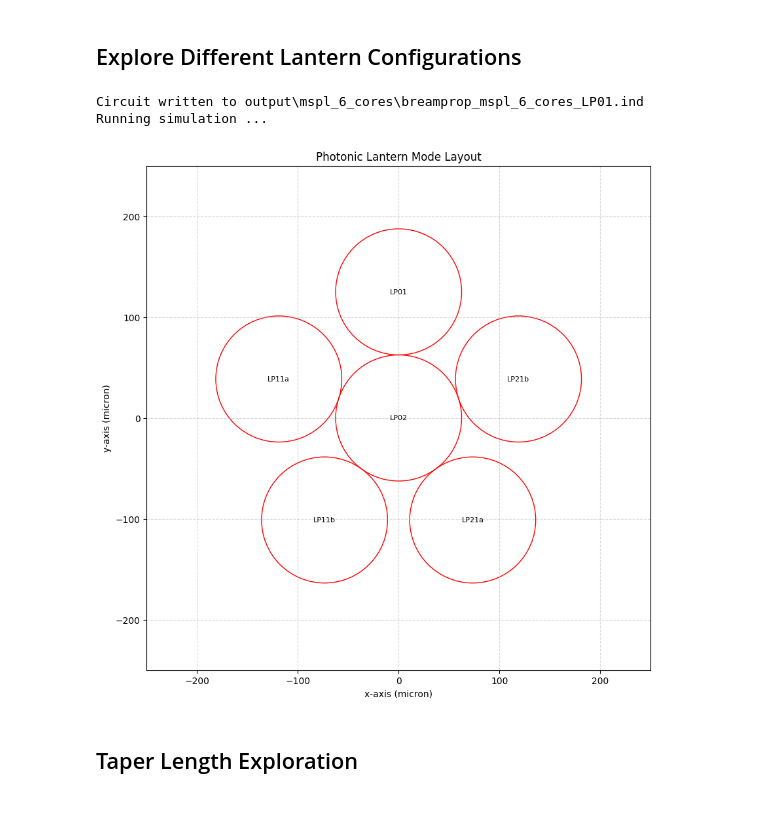
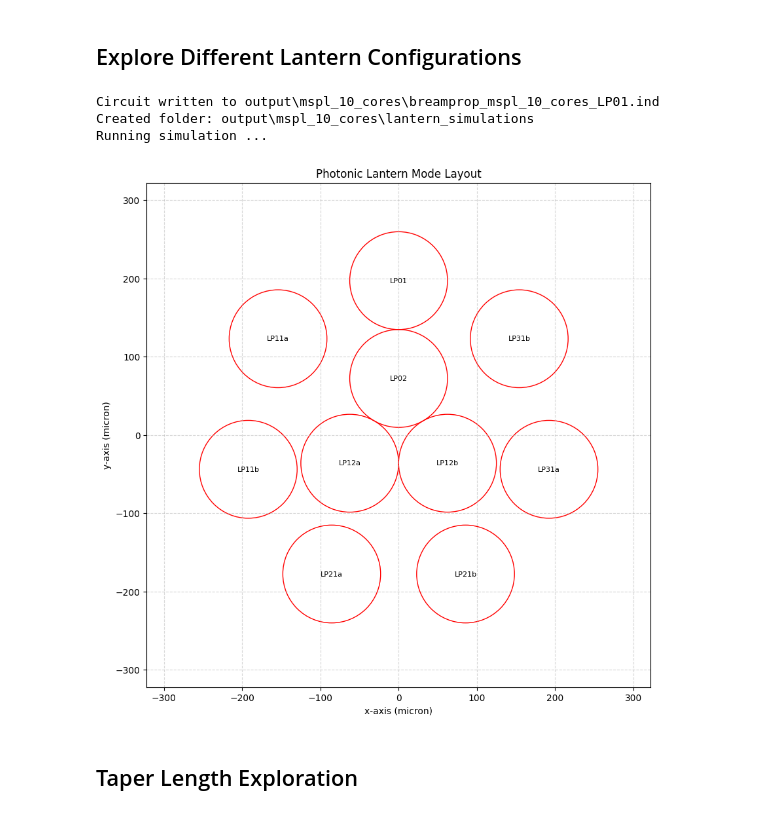
Before and after one commit to bongkokwei/rsoft_cad, a Jupyter notebook: examples/mode_selective_PL_simulation.ipynb, the cells around one changed output. Drawn from its saved outputs; the diff is of its cells as text; code cells hidden in the pictures.

```diff
--- a/examples/mode_selective_PL_simulation.ipynb
+++ b/examples/mode_selective_PL_simulation.ipynb
@@ -52,8 +52,8 @@ def make_parameterised_lantern(
         "boundary_max_y": boundary_max_y,
         "boundary_min_y": boundary_min_y,
         "domain_min": 0,
-        "grid_size": 0.5,
-        "grid_size_y": 0.5,
+        "grid_size": 1,
+        "grid_size_y": 1,
         "sim_tool": "ST_BEAMPROP",
         "fem_nev": 1,  # Find more eigenmodes
         "mode_output_format": "OUTPUT_REAL_IMAG",
@@ -87,13 +87,18 @@ def visualise_lantern_layout(core_map):
     return fig
 # %%
 def run_lantern_simulation(
-    launch_mode="LP01", taper_factor=12.5, taper_length=80000, sim_type="breamprop"
+    highest_mode="LP02",
+    launch_mode="LP01",
+    taper_factor=12.5,
+    taper_length=80000,
+    sim_type="breamprop",
 ):
     """
     Run a complete lantern simulation workflow
     """
     # Generate parameterised lantern
     filepath, filename, core_map = make_parameterised_lantern(
+        highest_mode=highest_mode,
         launch_mode=launch_mode,
         taper_factor=taper_factor,
         taper_length=taper_length,
@@ -116,16 +121,20 @@ def run_lantern_simulation(
 # %%
 # Example Configuration 1: Single Mode Lantern
 filepath, filename, core_map = run_lantern_simulation(
-    launch_mode="LP01", taper_factor=15, taper_length=55000
+    highest_mode="LP12",
+    launch_mode="LP01",
+    taper_factor=15,
+    taper_length=55000,
 )
 
 # Visualize the layout
 fig = visualise_lantern_layout(core_map)
 plt.show()
 # %% [output]
-Circuit written to output\mspl_6_cores\breamprop_mspl_6_cores_LP01.ind
+Circuit written to output\mspl_10_cores\breamprop_mspl_10_cores_LP01.ind
+Created folder: output\mspl_10_cores\lantern_simulations
 Running simulation ...
-[figure, old version]
+[figure, new version]
 # %% [markdown]
 ## Taper Length Exploration
 # %%
```
Also changed, not shown: parts of 1 cell of this notebook.
